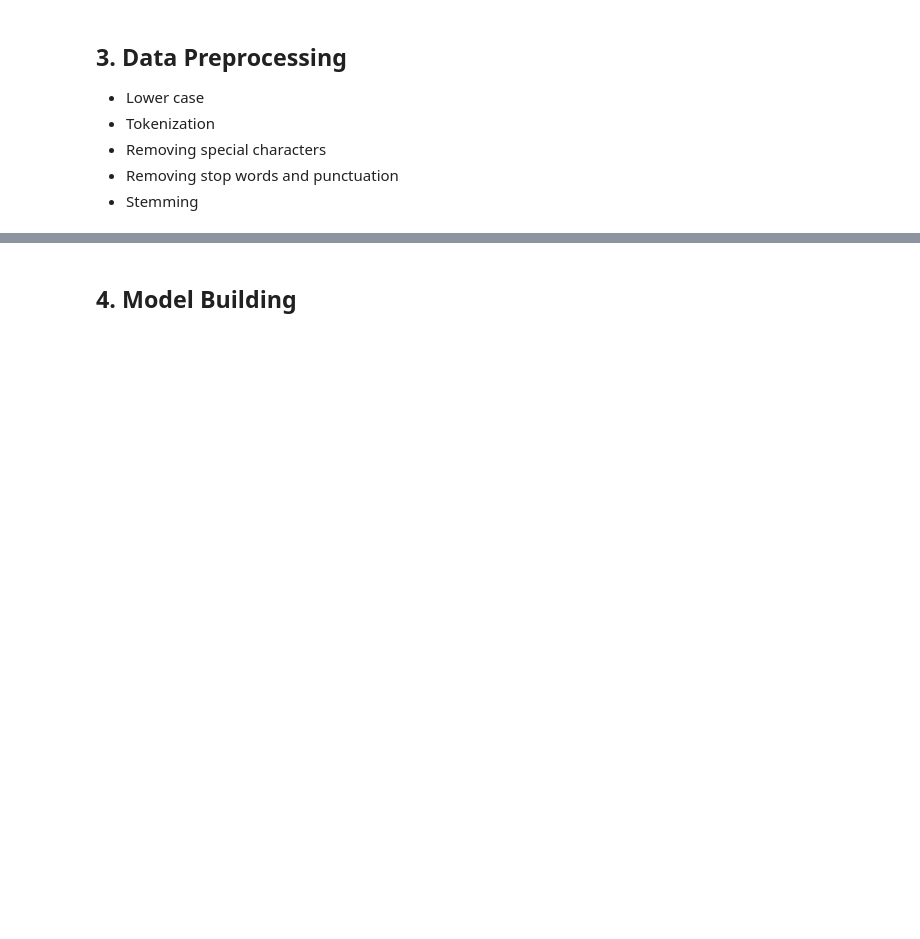
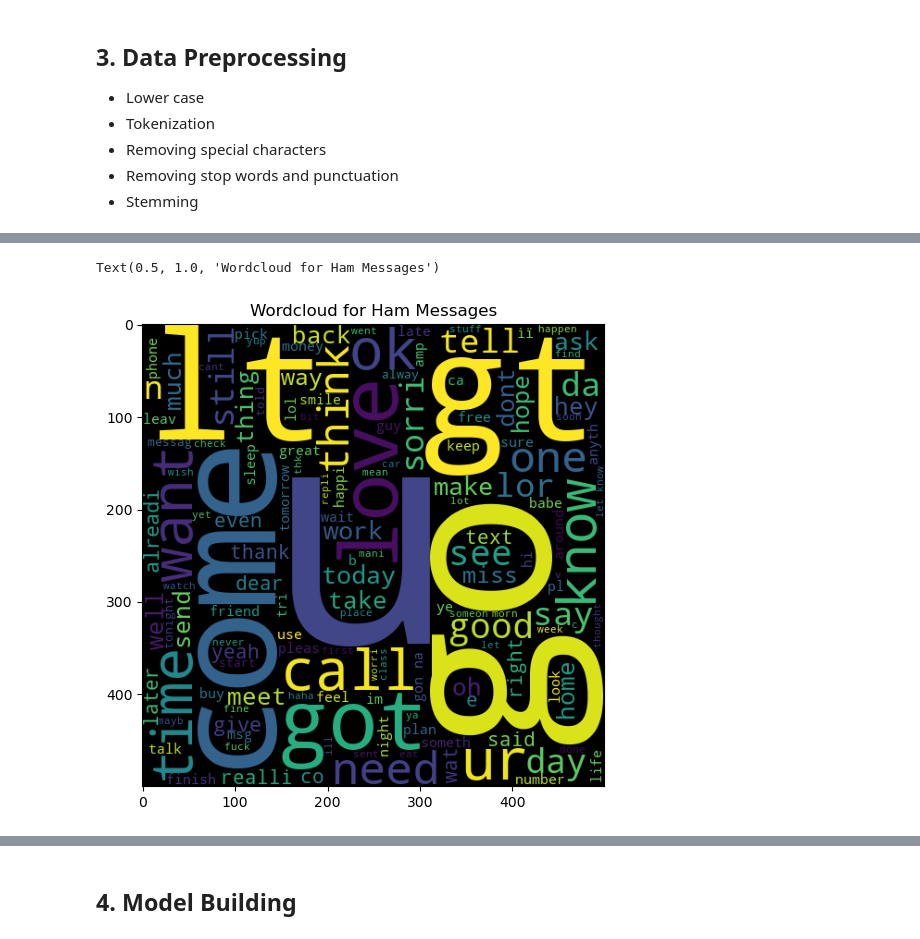
Before and after one commit to Aditya-Poddar/infra-automation-and-sms-spam-detection, a Jupyter notebook: sms-spam-detection.ipynb, the cells around one changed output, grey strips where cells are left out. Drawn from its saved outputs; the diff is of its cells as text; code cells hidden in the pictures; blank space fills up the shorter version.

```diff
--- a/sms-spam-detection.ipynb
+++ b/sms-spam-detection.ipynb
@@ -296,5 +375,9 @@ ham_wc = wc.generate(df[df['target'] == 0]['transformed_text'].str.cat(sep=" "))
 # %%
 plt.figure(figsize=(15,6))
 plt.imshow(ham_wc)
+plt.title("Wordcloud for Ham Messages")
+# %% [output]
+Text(0.5, 1.0, 'Wordcloud for Ham Messages')
+[figure, added]
 # %%
 df.head()
```
Also changed, not shown: parts of 52 cells of this notebook, 7 other files.
